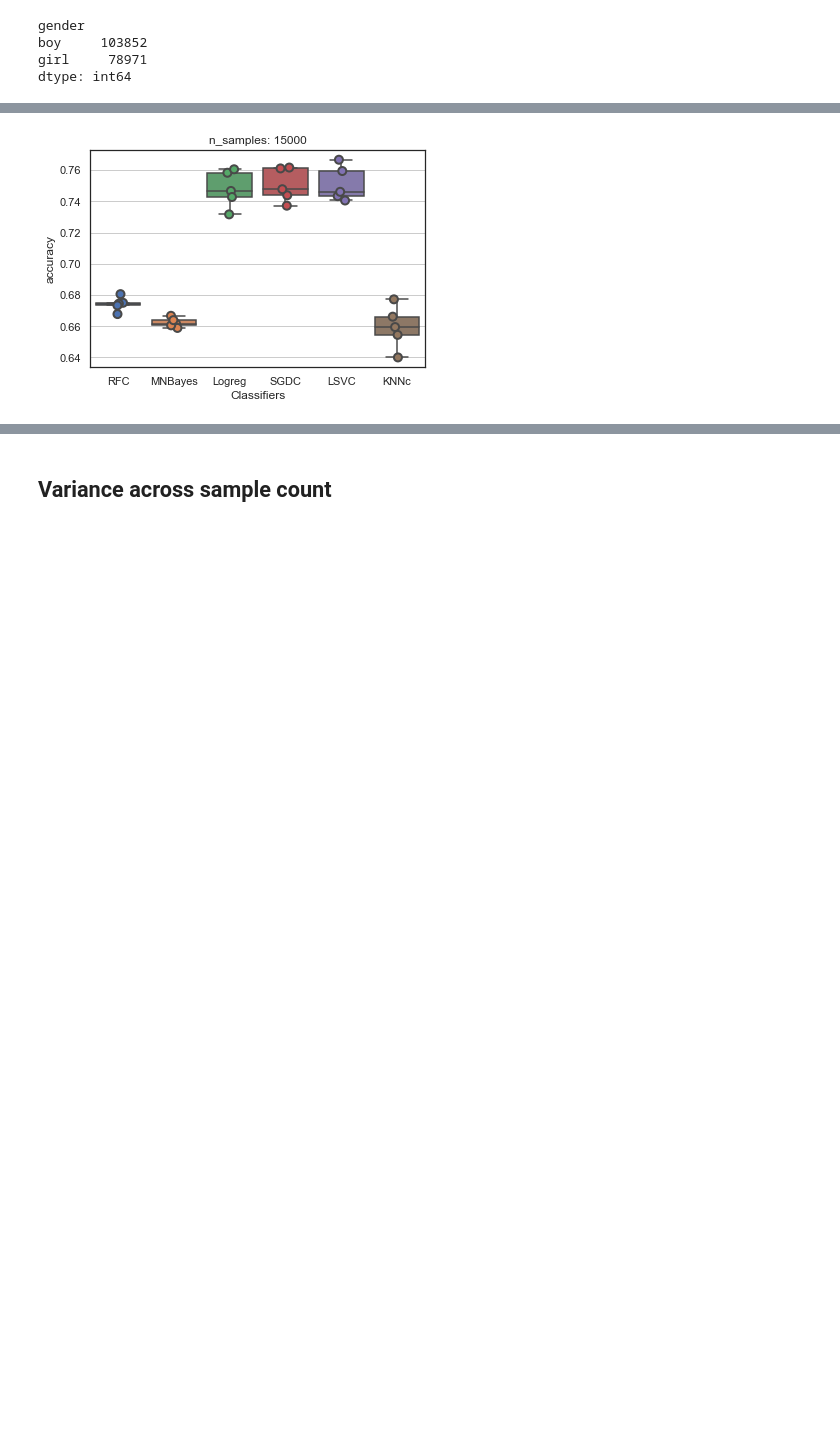
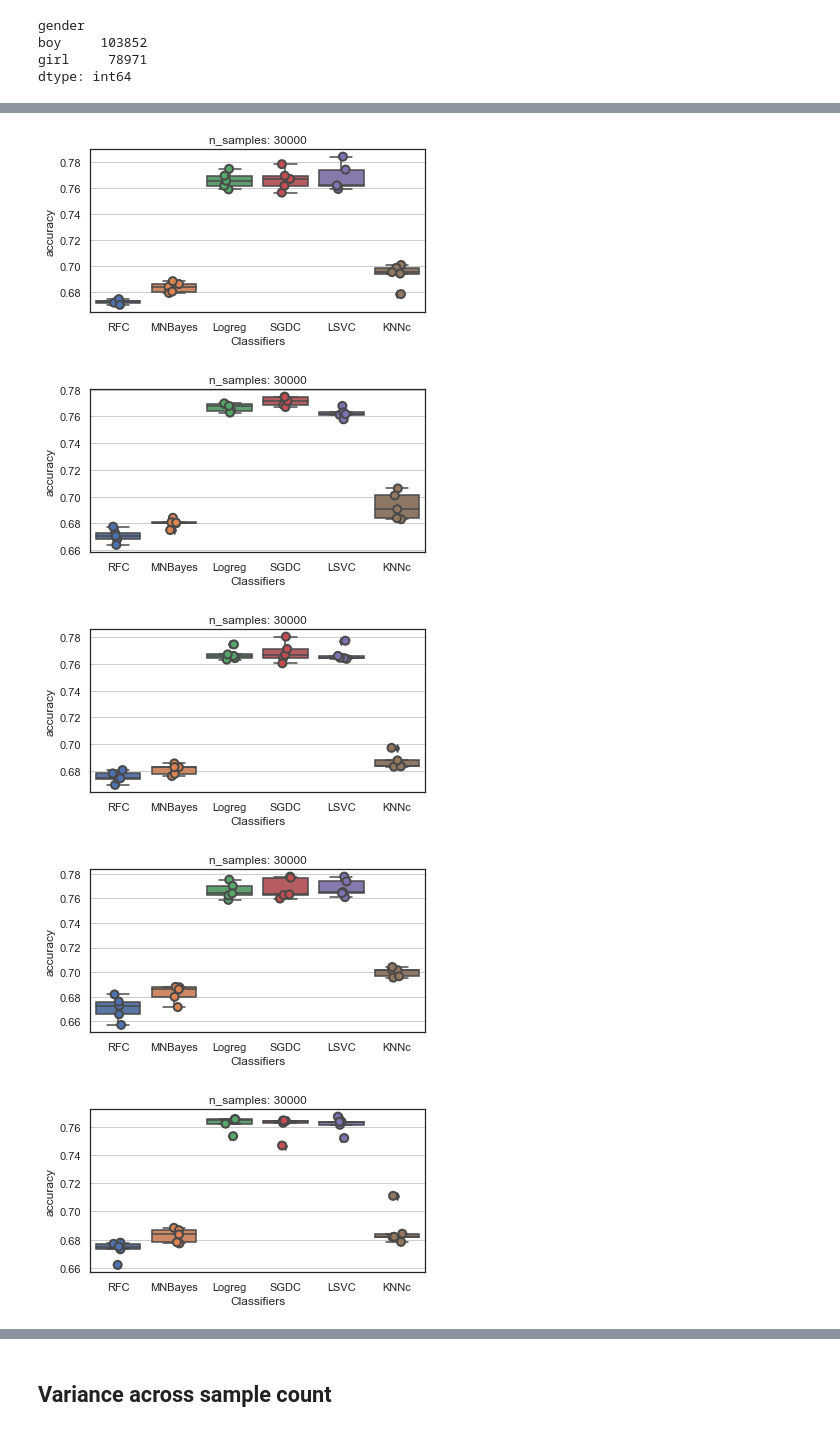
Before and after one commit to jameshollisandrew/springboard_capstone_00, a Jupyter notebook: capstone_01_overview.ipynb, the cells around one changed output, grey strips where cells are left out. Drawn from its saved outputs; the diff is of its cells as text; code cells hidden in the pictures; blank space fills up the shorter version.

```diff
--- a/capstone_01_overview.ipynb
+++ b/capstone_01_overview.ipynb
@@ -1030,7 +1038,7 @@ def plot_multi(X, y, n_samples=1000, CV=5):
     import matplotlib.pyplot as plt
     # figure size
     from matplotlib.pyplot import figure
-    figure(figsize=(6, 4), facecolor='w', edgecolor='k')
+    figure(figsize=(6, 3), facecolor='w', edgecolor='k')
 
     # create seaborn plot
     # sns.boxplot(x='model_name', y='accuracy', data=cv_df)
@@ -1045,6 +1053,14 @@ def plot_multi(X, y, n_samples=1000, CV=5):
 # %%
 %%time
 # Evaluating Classifiers
-plot_multi(full_X, full_y, n_samples=15000)
+iter_ct = 5
+iter_this = np.linspace(1,iter_ct,iter_ct)
+
+for x in iter_this:
+    plot_multi(full_X, full_y, n_samples=30000)
 # %% [output]
-[figure, old version]
+[figure, new version]
+[figure, added]
+[figure, added]
+[figure, added]
+[figure, added]
```
Also changed, not shown: parts of 25 cells of this notebook.
